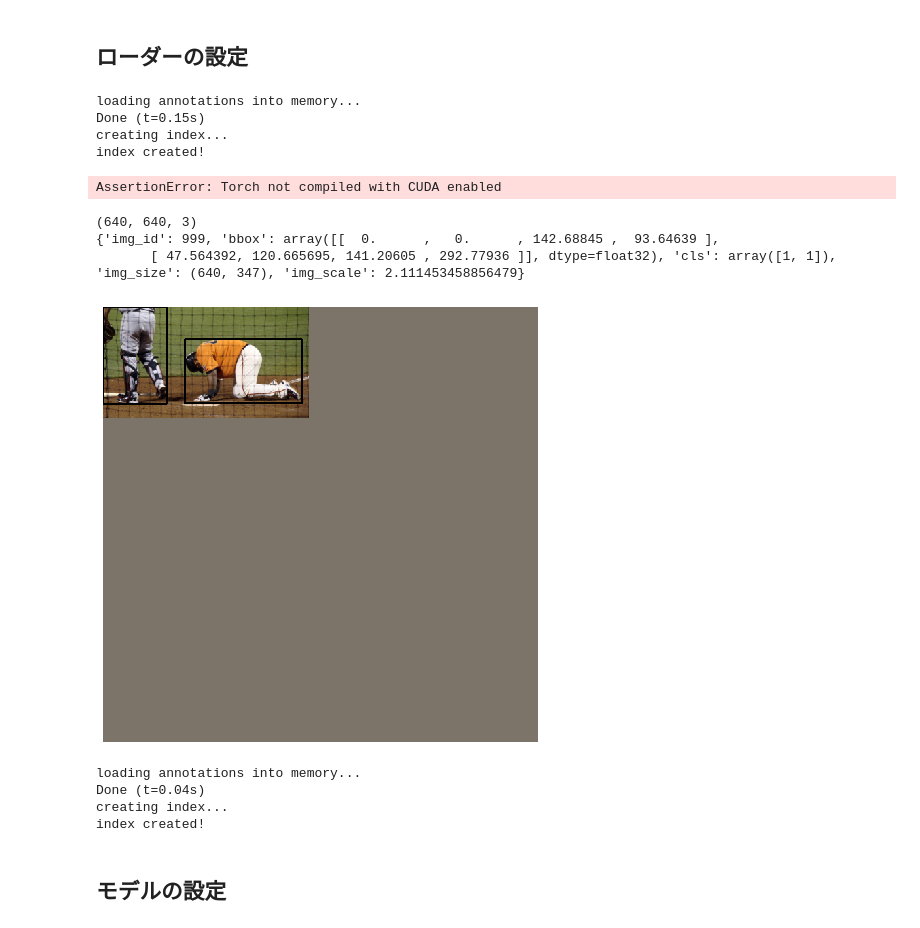
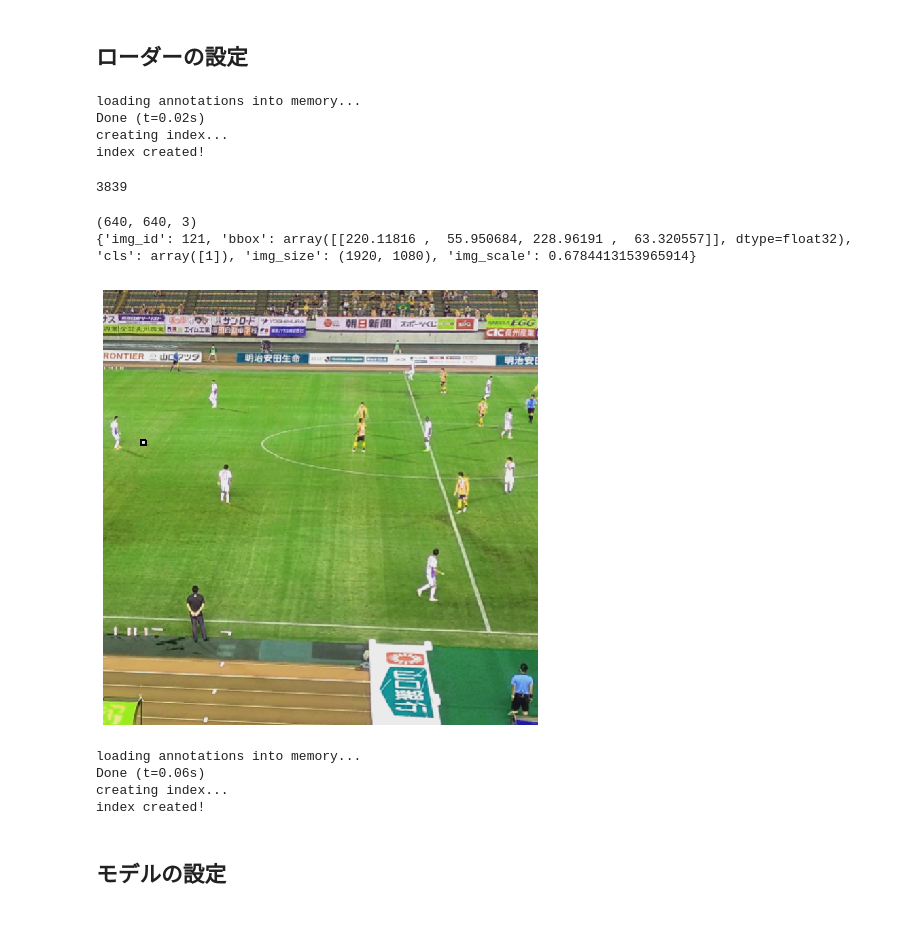
Before and after one commit to k-washi/efficientdet-pytorch, a Jupyter notebook: notebook/learning_efdet.ipynb, the cells around one changed output. Saved outputs shown, nothing was run; the diff lists cells and outputs as text; code cells hidden in the pictures.

```diff
--- a/notebook/learning_efdet.ipynb
+++ b/notebook/learning_efdet.ipynb
@@ -72,41 +72,42 @@ setup_default_logging()
 ## ローダーの設定
 # %%
 #dataset_train = CocoDetection('../../ballod_dataset/', "./annotations/train_ball_coco.json")
-dataset_train = CocoDetection("./notebook/test_imgs", "./notebook/test_imgs/annotations/train_ball_coco.json")
+dataset_train = CocoDetection("../", "../annotations/train_ball_coco_issia.json")
 # %% [output]
 loading annotations into memory...
-Done (t=0.15s)
+Done (t=0.02s)
 creating index...
 index created!
+# %%
+print(len(dataset_train))
+# %% [output]
+3839
 # %%
 loader_train = create_loader(dataset_train, batch_size=BatchSize, input_size=img_size, is_training=True, use_prefetcher=True,
                             interpolation="random", num_workers=1, distributed=False, pin_mem=False)
-# %% [output]
-AssertionError: Torch not compiled with CUDA enabled
 # %%
 import matplotlib.pyplot as plt
 import cv2
-img, target = dataset_train[100]
+img, target = dataset_train[103]
 img = img.transpose(1,2,0)
 print(img.shape)
 fig, ax = plt.subplots(1, 1, figsize=(16, 8))
 print(target)
 boxes = target['bbox']
 for box in boxes:
     cv2.rectangle(img, (box[1], box[0]), (box[3],  box[2]), (0, 1, 0), 2)
 
 ax.set_axis_off()
 ax.imshow(img);
 # %% [output]
 (640, 640, 3)
-{'img_id': 999, 'bbox': array([[  0.      ,   0.      , 142.68845 ,  93.64639 ],
-       [ 47.564392, 120.665695, 141.20605 , 292.77936 ]], dtype=float32), 'cls': array([1, 1]), 'img_size': (640, 347), 'img_scale': 2.111453458856479}
+{'img_id': 121, 'bbox': array([[220.11816 ,  55.950684, 228.96191 ,  63.320557]], dtype=float32), 'cls': array([1]), 'img_size': (1920, 1080), 'img_scale': 0.6784413153965914}
-[figure, old version]
+[figure, new version]
 # %%
-dataset_eval = CocoDetection("./", "./eval_cocoAno.json")
+dataset_eval = CocoDetection("../", "../annotations/val_ball_coco_issia.json")
 # %% [output]
 loading annotations into memory...
-Done (t=0.04s)
+Done (t=0.06s)
 creating index...
 index created!
 # %%
```
Also changed, not shown: parts of 7 cells of this notebook.
